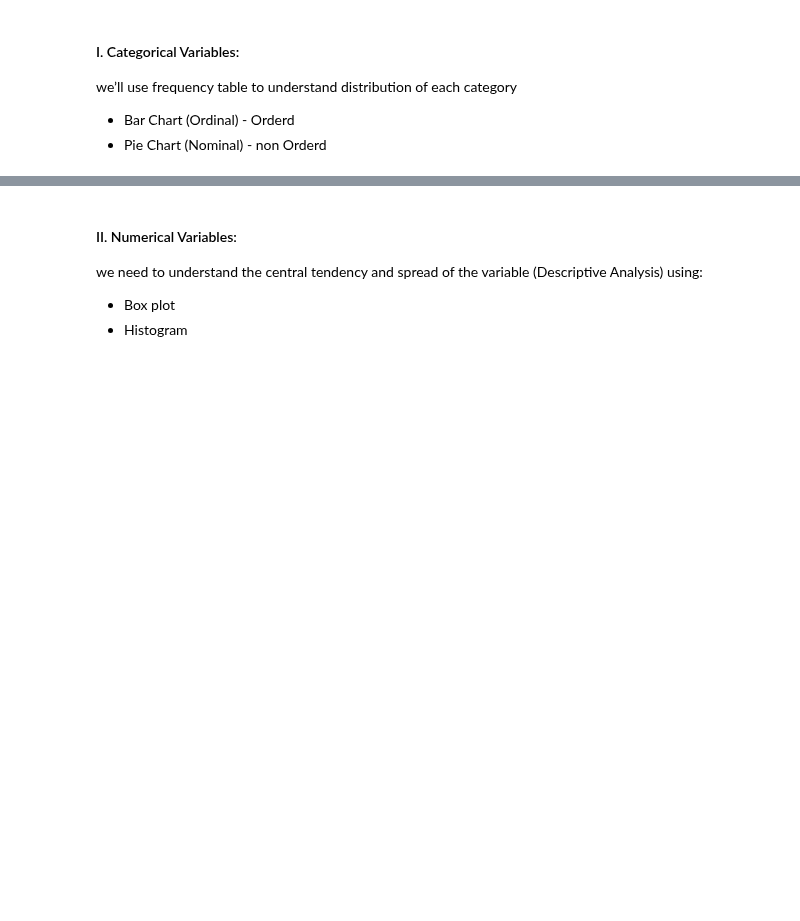
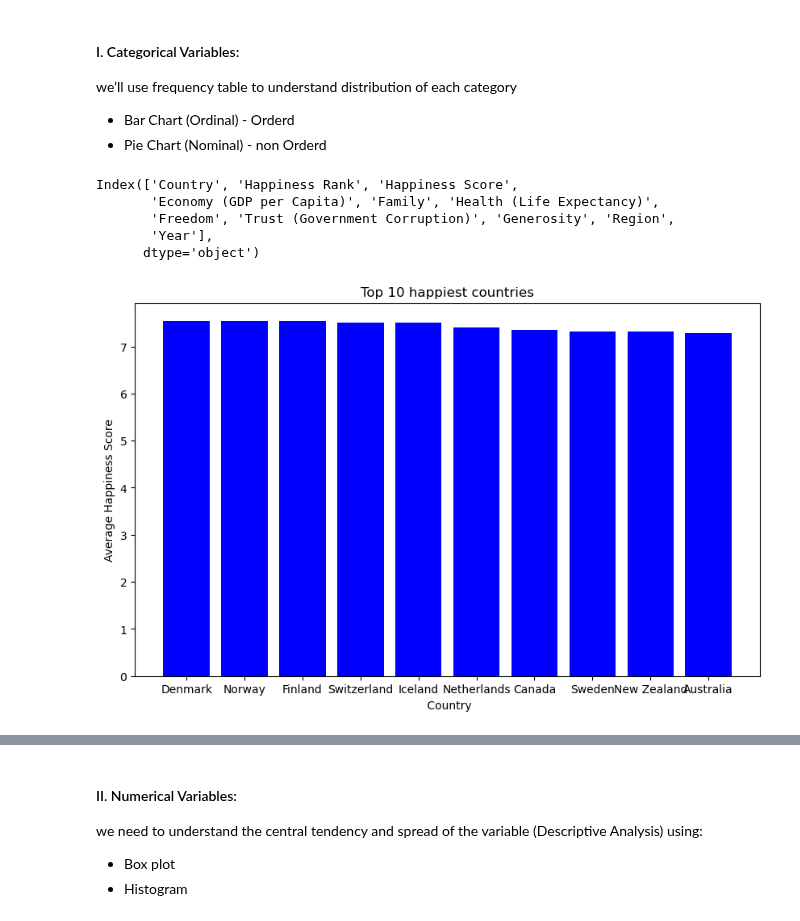
Before and after one commit to Tuwaiq-DS-ML-bootcamp-V-7/Usecase-2, a Jupyter notebook: EDA_explain_template_Abdullah.ipynb, the cells around one changed output, grey strips where cells are left out. Drawn from its saved outputs; the diff is of its cells as text; code cells hidden in the pictures; blank space fills up the shorter version.

```diff
--- a/EDA_explain_template_Abdullah.ipynb
+++ b/EDA_explain_template_Abdullah.ipynb
@@ -353,7 +337,7 @@ Assess whether the data is appropriate and applicable for the intended analysis.
 #These are the columns that are not present in all dataframes and also do not help me [Dystopia Residual,Region, Standard Error,Lower Confidence Interval,
 #Upper Confidence Interval,Dystopia.Residual, Whisker.high, Whisker.low]
 # %%
-World_Happiness_v2.drop(['Dystopia Residual', 'Region','Lower Confidence Interval','Standard Error', 'Upper Confidence Interval',
+World_Happiness_v2.drop(['Dystopia Residual', 'Lower Confidence Interval','Standard Error', 'Upper Confidence Interval',
        'Dystopia.Residual', 'Whisker.high', 'Whisker.low'],axis=1,inplace=True)
 # %%
 World_Happiness_v2.shape
@@ -542,0 +569,2 @@ To avoid:
+# %%
+World_Happiness_v2.loc[(World_Happiness_v2['Country'] == 'Gambia') & (World_Happiness_v2['Region'].isna()), 'Region'] = 'West Africa'
@@ -726,3 +753,25 @@ Method to perform uni-variate analysis will depend on whether the variable type
 we’ll use frequency table to understand distribution of each category
 - Bar Chart (Ordinal) - Orderd
 - Pie Chart (Nominal) - non Orderd
+# %%
+World_Happiness_v2.columns
+# %% [output]
+Index(['Country', 'Happiness Rank', 'Happiness Score',
+       'Economy (GDP per Capita)', 'Family', 'Health (Life Expectancy)',
+       'Freedom', 'Trust (Government Corruption)', 'Generosity', 'Region',
+       'Year'],
+      dtype='object')
+# %%
+average_values = World_Happiness_v2.groupby('Country')['Happiness Score'].mean().reset_index()
+average_values.columns = ['Country', 'Average Happiness Score']
+sorted_values = average_values.sort_values(by='Average Happiness Score', ascending=False)
+top10 = sorted_values.head(10)
+Country_counts = average_values['Average Happiness Score'].value_counts()
+plt.figure(figsize=(10, 6))
+plt.bar(top10['Country'], top10['Average Happiness Score'], color='blue')
+plt.title('Top 10 happiest countries')
+plt.xlabel(' Country')
+plt.ylabel('Average Happiness Score')
+plt.show()
+# %% [output]
+[figure, added]
```
Also changed, not shown: parts of 14 cells of this notebook, 1 other file.
